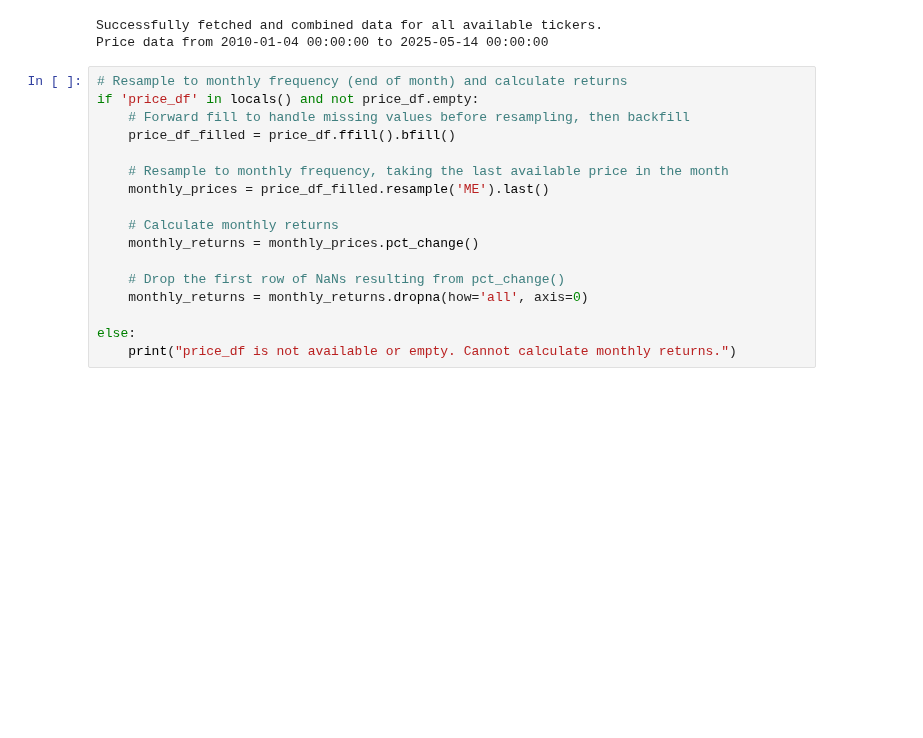
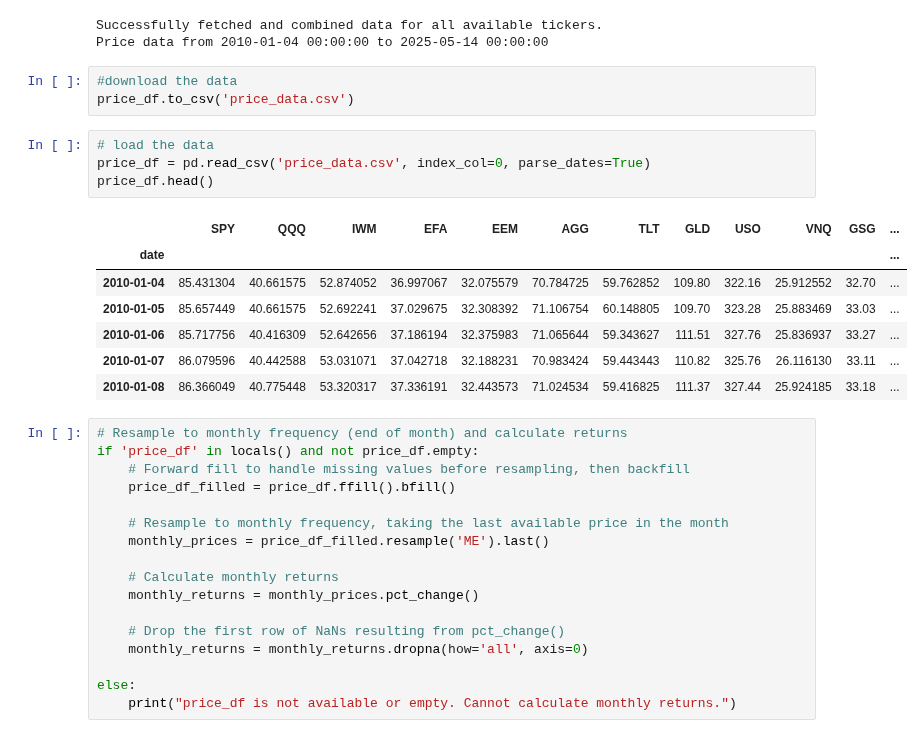
Before and after one commit to Kunj121/MacroFinance_HW2, a Jupyter notebook: hw3/macro_factors.ipynb, the cells around one changed output. Drawn from its saved outputs; the diff is of its cells as text; blank space fills up the shorter version.

Commit message:
TA version to submit w data

```diff
--- a/hw3/macro_factors.ipynb
+++ b/hw3/macro_factors.ipynb
@@ -69,6 +69,21 @@ else:
 # %% [output]
 Successfully fetched and combined data for all available tickers.
 Price data from 2010-01-04 00:00:00 to 2025-05-14 00:00:00
+# %%
+#download the data
+price_df.to_csv('price_data.csv')
+# %%
+# load the data
+price_df = pd.read_csv('price_data.csv', index_col=0, parse_dates=True)
+price_df.head()
+# %% [output]
+|  | SPY | QQQ | IWM | EFA | EEM | AGG | TLT | GLD | USO | VNQ | GSG | ... |
+| date |  |  |  |  |  |  |  |  |  |  |  | ... |
+| 2010-01-04 | 85.431304 | 40.661575 | 52.874052 | 36.997067 | 32.075579 | 70.784725 | 59.762852 | 109.80 | 322.16 | 25.912552 | 32.70 | ... |
+| 2010-01-05 | 85.657449 | 40.661575 | 52.692241 | 37.029675 | 32.308392 | 71.106754 | 60.148805 | 109.70 | 323.28 | 25.883469 | 33.03 | ... |
+| 2010-01-06 | 85.717756 | 40.416309 | 52.642656 | 37.186194 | 32.375983 | 71.065644 | 59.343627 | 111.51 | 327.76 | 25.836937 | 33.27 | ... |
+| 2010-01-07 | 86.079596 | 40.442588 | 53.031071 | 37.042718 | 32.188231 | 70.983424 | 59.443443 | 110.82 | 325.76 | 26.116130 | 33.11 | ... |
+| 2010-01-08 | 86.366049 | 40.775448 | 53.320317 | 37.336191 | 32.443573 | 71.024534 | 59.416825 | 111.37 | 327.44 | 25.924185 | 33.18 | ... |
 # %%
 # Resample to monthly frequency (end of month) and calculate returns
 if 'price_df' in locals() and not price_df.empty:
```
Also changed, not shown: 2 other files.
